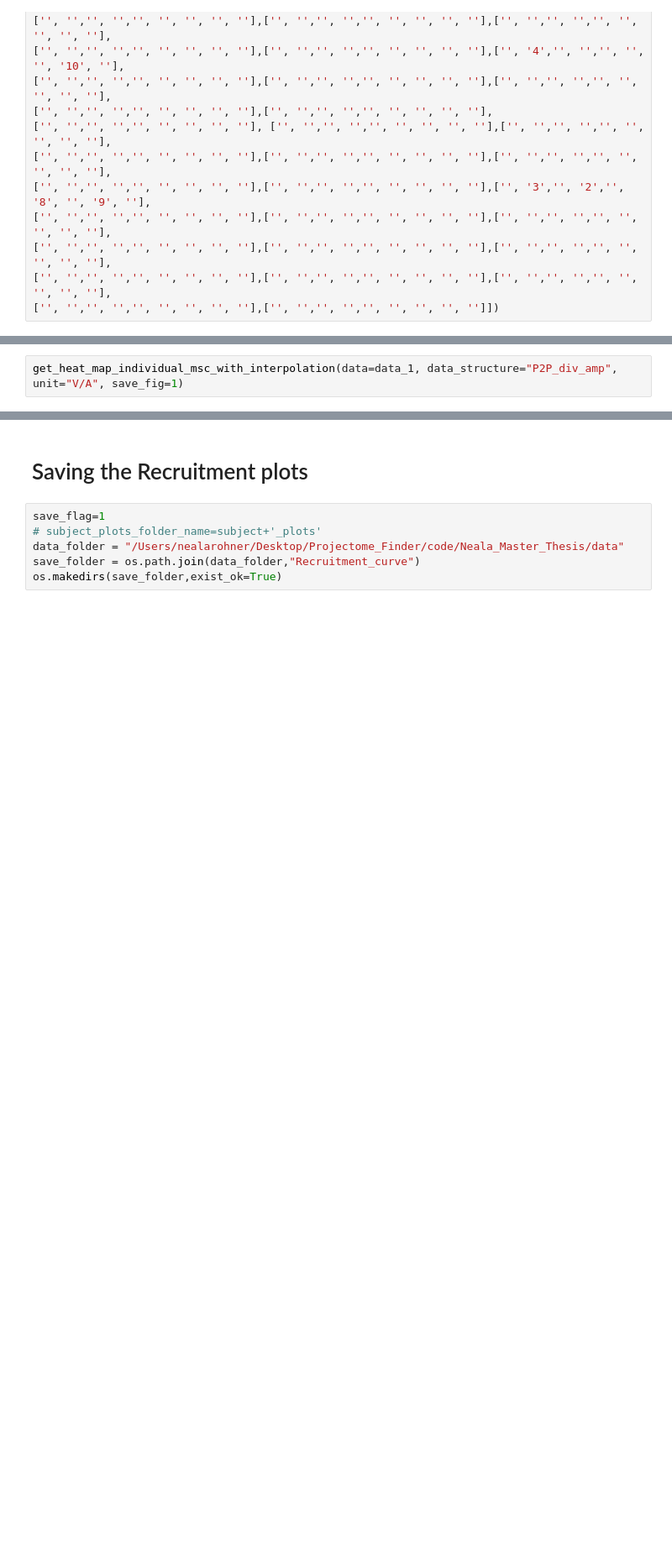
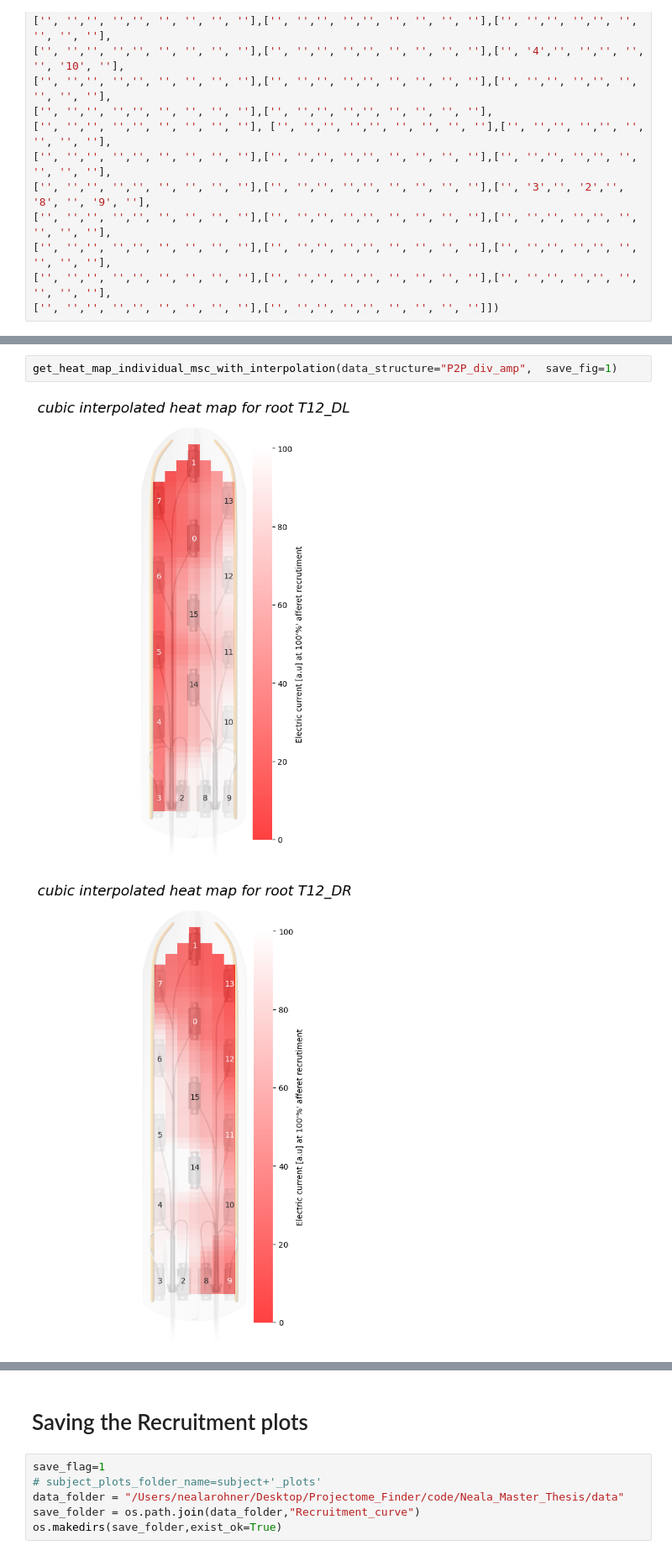
Before and after one commit to rohnerne/Master_thesis, a Jupyter notebook: Notebook_roots/Notebook_10_Load_roots_simulation.ipynb, the cells around one changed output, grey strips where cells are left out. Shown at 84% size. Drawn from its saved outputs; the diff is of its cells as text; blank space fills up the shorter version.

```diff
--- a/Notebook_roots/Notebook_10_Load_roots_simulation.ipynb
+++ b/Notebook_roots/Notebook_10_Load_roots_simulation.ipynb
@@ -395,2 +420,5 @@ def get_heat_map_individual_msc_with_interpolation(data, data_structure, unit, s
 # %%
-get_heat_map_individual_msc_with_interpolation(data=data_1, data_structure="P2P_div_amp", unit="V/A", save_fig=1)
+get_heat_map_individual_msc_with_interpolation(data_structure="P2P_div_amp",  save_fig=1)
+# %% [output]
+[figure, added]
+[figure, added]
```
Also changed, not shown: parts of 18 cells of this notebook.
